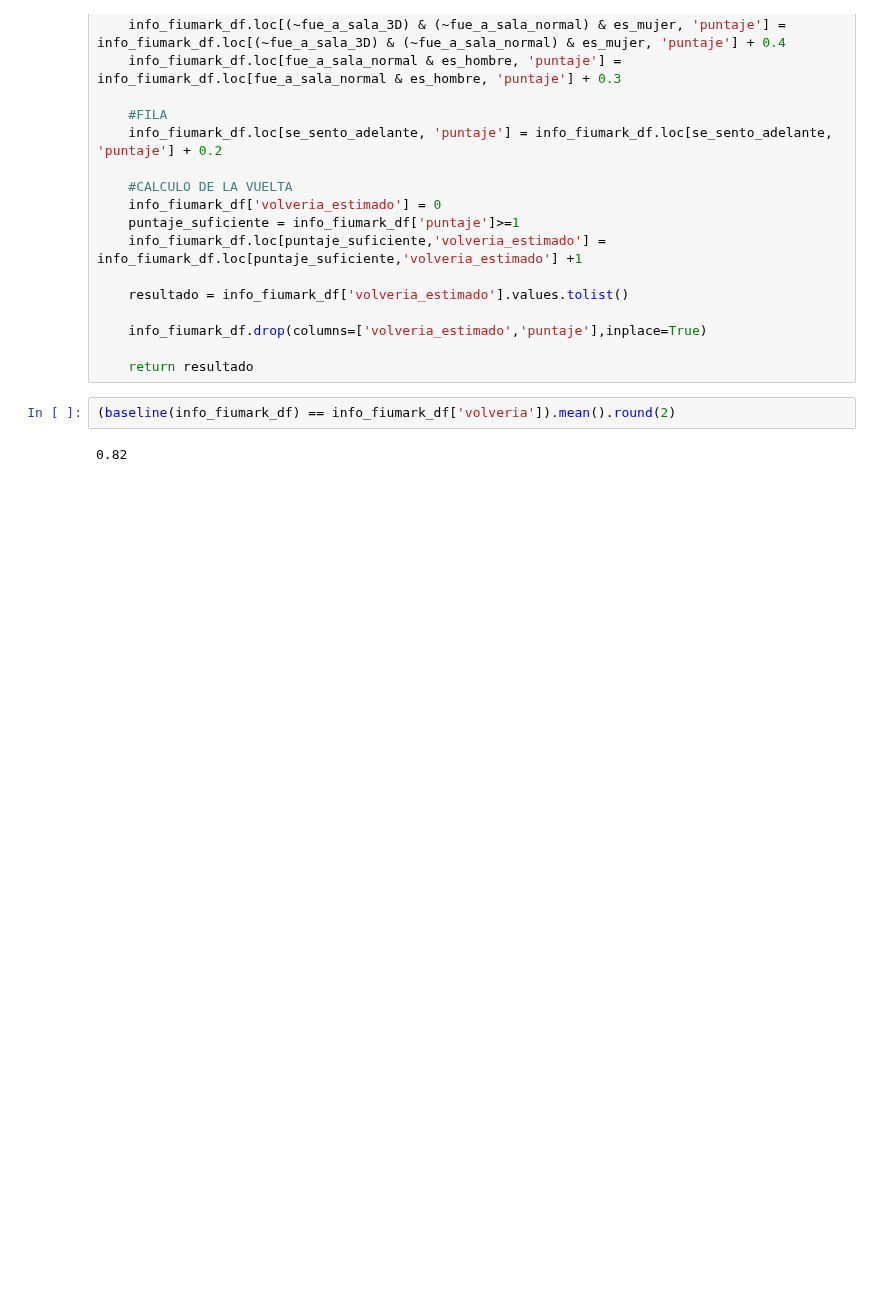
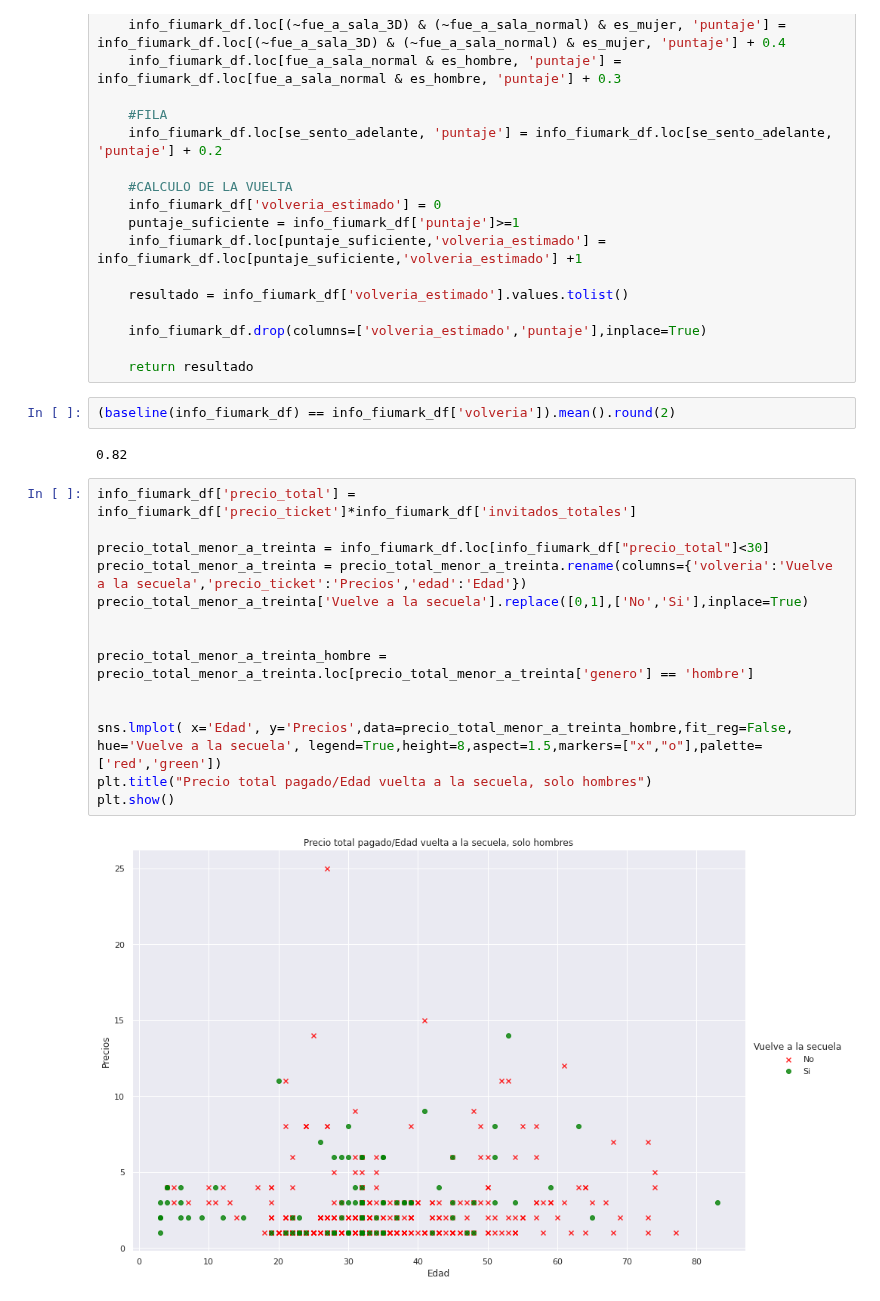
Before and after one commit to brunograssano/TP-Organizacion-de-datos, a Jupyter notebook: TP_Datos.ipynb, the cells around one changed output. Cells and saved outputs as stored; diff of their text form; blank space fills up the shorter version.

Commit message:
Grafico con invitados*precio_ticket

```diff
--- a/TP_Datos.ipynb
+++ b/TP_Datos.ipynb
@@ -986,3 +986,19 @@ def baseline(info_fiumark_df: pd.DataFrame):
 (baseline(info_fiumark_df) == info_fiumark_df['volveria']).mean().round(2)
 # %% [output]
 0.82
+# %%
+info_fiumark_df['precio_total'] = info_fiumark_df['precio_ticket']*info_fiumark_df['invitados_totales']
+
+precio_total_menor_a_treinta = info_fiumark_df.loc[info_fiumark_df["precio_total"]<30]
+precio_total_menor_a_treinta = precio_total_menor_a_treinta.rename(columns={'volveria':'Vuelve a la secuela','precio_ticket':'Precios','edad':'Edad'})
+precio_total_menor_a_treinta['Vuelve a la secuela'].replace([0,1],['No','Si'],inplace=True)
+
+
+precio_total_menor_a_treinta_hombre = precio_total_menor_a_treinta.loc[precio_total_menor_a_treinta['genero'] == 'hombre']
+
+
+sns.lmplot( x='Edad', y='Precios',data=precio_total_menor_a_treinta_hombre,fit_reg=False, hue='Vuelve a la secuela', legend=True,height=8,aspect=1.5,markers=["x","o"],palette=['red','green'])
+plt.title("Precio total pagado/Edad vuelta a la secuela, solo hombres")
+plt.show()
+# %% [output]
+[figure, added]
```
Also changed, not shown: parts of 1 cell of this notebook.
